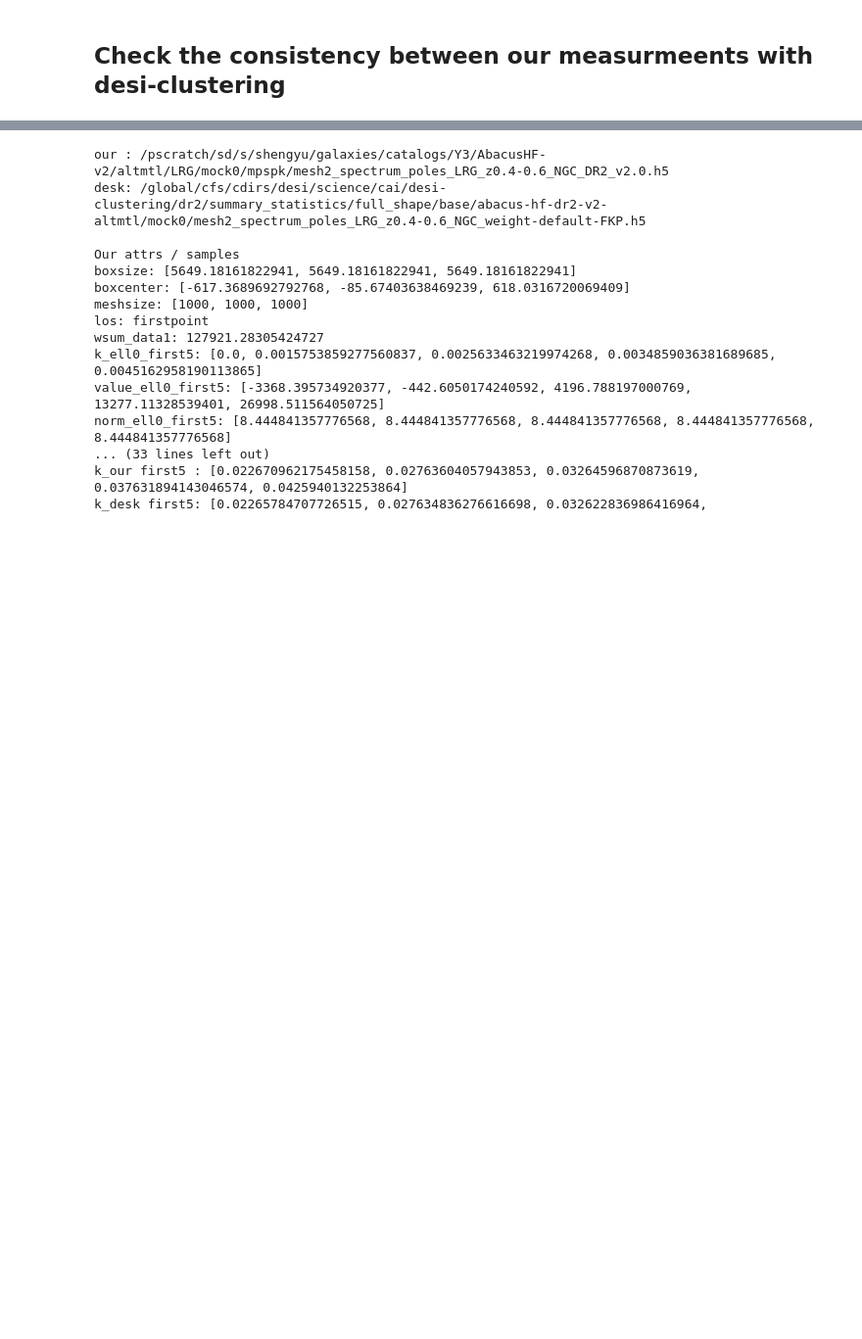
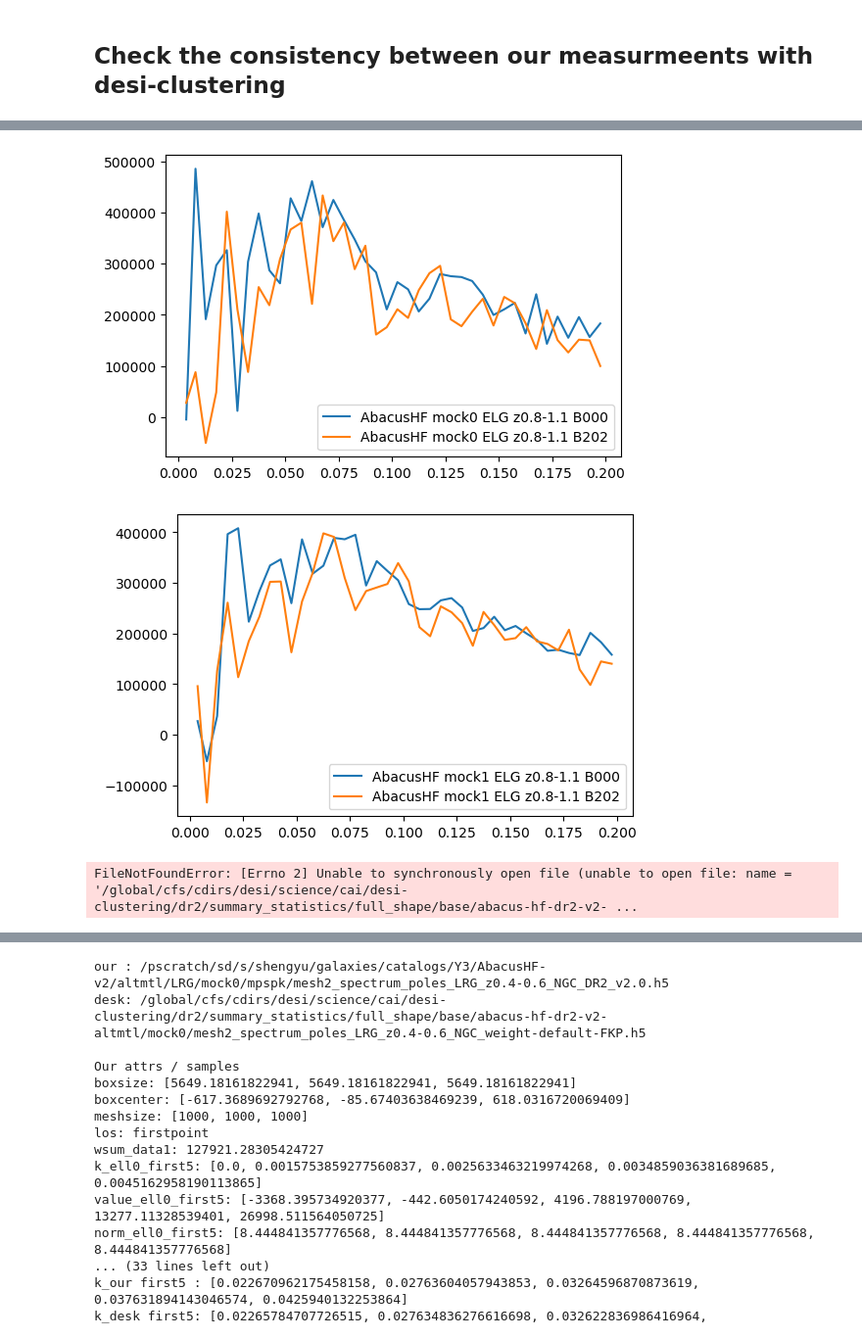
Before and after one commit to ShengyuHE/desi_y3_redshift_errors, a Jupyter notebook: main/clustering/notebooks/check_pk.ipynb, the cells around one changed output, grey strips where cells are left out. Shown at 98% size. Drawn from its saved outputs; the diff is of its cells as text; code cells hidden in the pictures; blank space fills up the shorter version.

Commit message:
update on the test

```diff
--- a/main/clustering/notebooks/check_pk.ipynb
+++ b/main/clustering/notebooks/check_pk.ipynb
@@ -51 +53,35 @@ for id in range(25):
 ... (13 outputs left out)
+# %%
+corr = 'mesh3_sugiyama'
+version ='AbacusHF-v2'
+tracer = 'ELG'
+zsnaps, zranges = GET_REDSHIFT_SET(version, 'altmtl')
+zrange = zranges[tracer[:3]][0]
+zlabel = f'z{zrange[0]}-{zrange[1]}'
+region = 'GCcomb'
+for id in range(2):
+    if tracer =='ELG': tracer = 'ELG_LOPnotqso'
+    # fn1 = f'/pscratch/sd/s/shengyu/galaxies/catalogs/Y3/AbacusHF-v2/altmtl/{tracer[:3]}/mock{id}/mpspk/mesh3_spectrum_poles_sugiyama_{tracer[:3]}_{zlabel}_DR2_v2.0.h5'
+    fn2 = f'/global/cfs/cdirs/desi/science/cai/desi-clustering/dr2/summary_statistics/full_shape/base/abacus-hf-dr2-v2-altmtl/mock{id}/mesh3_spectrum_sugiyama-diagonal_poles_{tracer}_{zlabel}_{region}_weight-default-FKP.h5'
+    fn3 = f'/global/cfs/cdirs/desi/science/cai/desi-clustering/dr2/summary_statistics/full_shape/base/holi-v3-altmtl/mock{id}/mesh3_spectrum_sugiyama-diagonal_poles_{tracer}_{zlabel}_{region}_weight-default-FKP.h5'
+    # fn1 = f'/global/cfs/cdirs/desi/science/cai/desi-clustering/dr2/summary_statistics/full_shape/data_splits/holi-v3-altmtl/mock{id}/mesh2_spectrum_poles_{tracer}_{zlabel}_{region}_weight-default-FKP.h5'
+    # fn2 = f'/global/cfs/cdirs/desi/science/cai/desi-clustering/dr2/summary_statistics/full_shape/base/holi-v3-altmtl/mock{id}/mesh2_spectrum_poles_{tracer}_{zlabel}_{region}_weight-default-FKP.h5'
+    # fn3 = f'/pscratch/sd/s/shengyu/galaxies/catalogs/Y3/AbacusHF-v2/test/full_shape/base/abacus-hf-dr2-v2-altmtl/mock{id}/mesh2_spectrum_poles_{tracer}_{zlabel}_{region}_weight-default-FKP.h5'
+    lss = ['--', ':']
+    fig = plt.figure(figsize=(6,4))
+    for f, fn in enumerate([fn3]):
+        (k, bk), _ = read_data_from_fn(fn, corr)
+        plt.plot(k, k**2*bk[(0,0,0)], color = f'C0', ls = '-', label=f'AbacusHF mock{id} ELG z{zrange[0]}-{zrange[1]} B000')
+        plt.plot(k, k**2*bk[(2,0,2)], color = f'C1', ls = '-', label=f'AbacusHF mock{id} ELG z{zrange[0]}-{zrange[1]} B202')
+    plt.legend()
+    plt.show()
+# %% [output]
+[figure, added]
+[figure, added]
+# %%
+fn = '//global/cfs/cdirs/desi/science/cai/desi-clustering/dr2/summary_statistics/full_shape/data_splits/blinded_data/data-dr2-v2/'
+(k, bk), _ = read_data_from_fn(fn, corr)
+plt.plot(k, k**2*bk[(0,0,0)], color = f'C{f}', ls =lss[f])
+plt.plot(k, k**2*bk[(2,0,2)], color = f'C{f}', ls =lss[f])
+# %% [output]
+FileNotFoundError: [Errno 2] Unable to synchronously open file (unable to open file: name = '/global/cfs/cdirs/desi/science/cai/desi-clustering/dr2/summary_statistics/full_shape/base/abacus-hf-dr2-v2- ...
```
Also changed, not shown: parts of 3 cells of this notebook, 21 other files.
